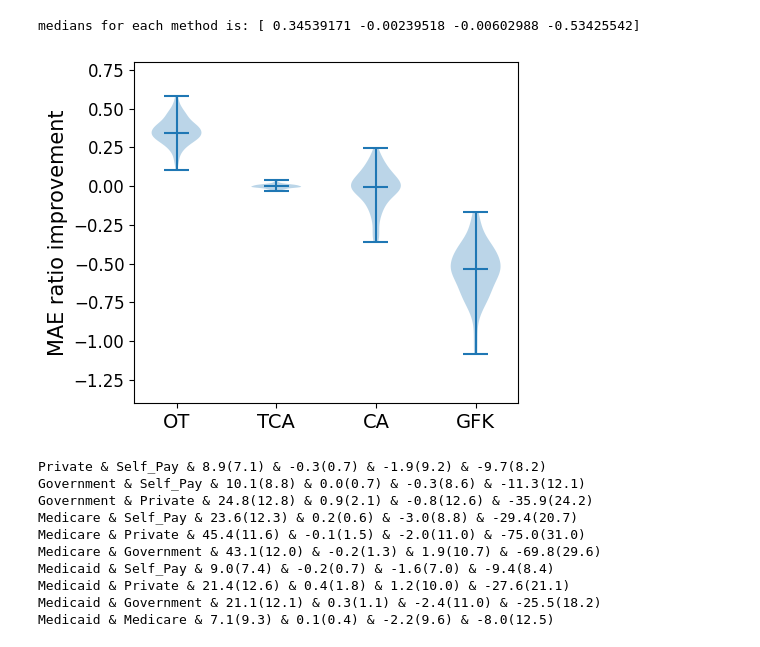
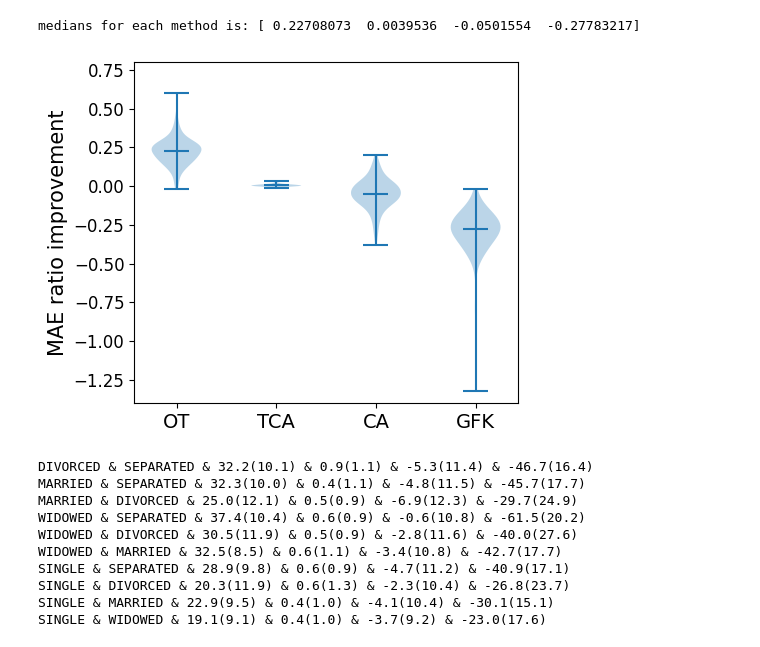
Before and after one commit to causalpathlab/EHR-OT, a Jupyter notebook: mimic_exp/admission/mimic_exp4_accuracy.ipynb, the cells around one changed output. Cells and saved outputs as stored; diff of their text form; code cells hidden in the pictures.

Commit message:
updated results for marital status deepJDOT

```diff
--- a/mimic_exp/admission/mimic_exp4_accuracy.ipynb
+++ b/mimic_exp/admission/mimic_exp4_accuracy.ipynb
@@ -40,11 +61,11 @@ score_dir = "/home/wanxinli/OTTEHR/outputs/mimic/"
 eval_metric = 'MAE'
 # eval_metric = 'RMSE'
 
-group_name = 'insurance'
-groups = ['Self_Pay', 'Private', 'Government', 'Medicare', 'Medicaid']
+# group_name = 'insurance'
+# groups = ['Self_Pay', 'Private', 'Government', 'Medicare', 'Medicaid']
 
-# group_name = 'marital_status'
-# groups = ['SEPARATED', 'DIVORCED', 'MARRIED','WIDOWED', 'SINGLE']
+group_name = 'marital_status'
+groups = ['SEPARATED', 'DIVORCED', 'MARRIED','WIDOWED', 'SINGLE']
 
 trans_metrics = ['OT', 'TCA', 'CA', 'GFK']
 # %%
@@ -53,36 +74,36 @@ improve_ratio_combined = []
 
 for group_1 in groups:
     for group_2 in groups:
         if group_1 == group_2:
             continue
         improve_ratios = ratios_for_metrics(group_name, group_1, group_2, eval_metric, trans_metrics)
         improve_ratio_combined.extend(improve_ratios)
 
 trans_metric_dict = {}
 for i in range(len(trans_metrics)):
     trans_metric_dict[trans_metrics[i]] = improve_ratio_combined[i]
 # print(np.median(trans_metric_dict['GWOT']))
 data = pd.DataFrame(trans_metric_dict)
 print("medians for each method is:", np.median(data, axis=0))
 
 
 # Plot the dataframe
 plt.figure(figsize=[5, 4])
 plt.violinplot(data, showmedians=True)
 plt.xticks(range(1, len(trans_metrics)+1), labels=trans_metrics)
 plt.ylabel(f"{eval_metric} ratio improvement", fontsize=15)
 plt.yticks(fontsize=12)
 plt.xticks(fontsize=12)
 ax = plt.gca()
 ax.set_xticklabels( labels=trans_metrics, fontsize=14)
 plt.ylim(-1.4, 0.8)
-fig_path = os.path.join(mimic_output_dir, f"exp4_{group_name}_{eval_metric}.pdf")
+fig_path = os.path.join(mimic_output_dir, f"exp4_{group_name}_{eval_metric}_ratio.pdf")
 plt.tight_layout()
 plt.savefig(fig_path, bbox_inches='tight')
 plt.show()
 # %% [output]
-medians for each method is: [ 0.34539171 -0.00239518 -0.00602988 -0.53425542]
+medians for each method is: [ 0.22708073  0.0039536  -0.0501554  -0.27783217]
-[figure, old version]
+[figure, new version]
 # %%
 def print_latex(source, target, ratios):
     """
@@ -100,18 +122,18 @@ for i, group_1 in enumerate(groups):
         # print(f"group 1: {group_1}, group_2: {group_2}")
         # mae_improve_ratios = ratios_for_metrics(group_name, group_1, group_2, 'mae', trans_metrics)
         # print_median_std(mae_improve_ratios, trans_metrics, 'MAE')
-        rmse_improve_ratios = ratios_for_metrics(group_name, group_1, group_2, eval_metric, trans_metrics)
+        improve_ratios = ratios_for_metrics(group_name, group_1, group_2, eval_metric, trans_metrics)
         # print(rmse_improve_ratios)
         # print_median_std(rmse_improve_ratios, trans_metrics, eval_metric)
-        print_latex(group_1, group_2, rmse_improve_ratios)
+        print_latex(group_1, group_2, improve_ratios)
 # %% [output]
-Private & Self_Pay & 8.9(7.1) & -0.3(0.7) & -1.9(9.2) & -9.7(8.2)
-Government & Self_Pay & 10.1(8.8) & 0.0(0.7) & -0.3(8.6) & -11.3(12.1)
-Government & Private & 24.8(12.8) & 0.9(2.1) & -0.8(12.6) & -35.9(24.2)
-Medicare & Self_Pay & 23.6(12.3) & 0.2(0.6) & -3.0(8.8) & -29.4(20.7)
-Medicare & Private & 45.4(11.6) & -0.1(1.5) & -2.0(11.0) & -75.0(31.0)
-Medicare & Government & 43.1(12.0) & -0.2(1.3) & 1.9(10.7) & -69.8(29.6)
-Medicaid & Self_Pay & 9.0(7.4) & -0.2(0.7) & -1.6(7.0) & -9.4(8.4)
-Medicaid & Private & 21.4(12.6) & 0.4(1.8) & 1.2(10.0) & -27.6(21.1)
-Medicaid & Government & 21.1(12.1) & 0.3(1.1) & -2.4(11.0) & -25.5(18.2)
-Medicaid & Medicare & 7.1(9.3) & 0.1(0.4) & -2.2(9.6) & -8.0(12.5)
+DIVORCED & SEPARATED & 32.2(10.1) & 0.9(1.1) & -5.3(11.4) & -46.7(16.4)
+MARRIED & SEPARATED & 32.3(10.0) & 0.4(1.1) & -4.8(11.5) & -45.7(17.7)
+MARRIED & DIVORCED & 25.0(12.1) & 0.5(0.9) & -6.9(12.3) & -29.7(24.9)
+WIDOWED & SEPARATED & 37.4(10.4) & 0.6(0.9) & -0.6(10.8) & -61.5(20.2)
+WIDOWED & DIVORCED & 30.5(11.9) & 0.5(0.9) & -2.8(11.6) & -40.0(27.6)
+WIDOWED & MARRIED & 32.5(8.5) & 0.6(1.1) & -3.4(10.8) & -42.7(17.7)
+SINGLE & SEPARATED & 28.9(9.8) & 0.6(0.9) & -4.7(11.2) & -40.9(17.1)
+SINGLE & DIVORCED & 20.3(11.9) & 0.6(1.3) & -2.3(10.4) & -26.8(23.7)
+SINGLE & MARRIED & 22.9(9.5) & 0.4(1.0) & -4.1(10.4) & -30.1(15.1)
+SINGLE & WIDOWED & 19.1(9.1) & 0.4(1.0) & -3.7(9.2) & -23.0(17.6)
```
Also changed, not shown: parts of 4 cells of this notebook, 9 other files.
